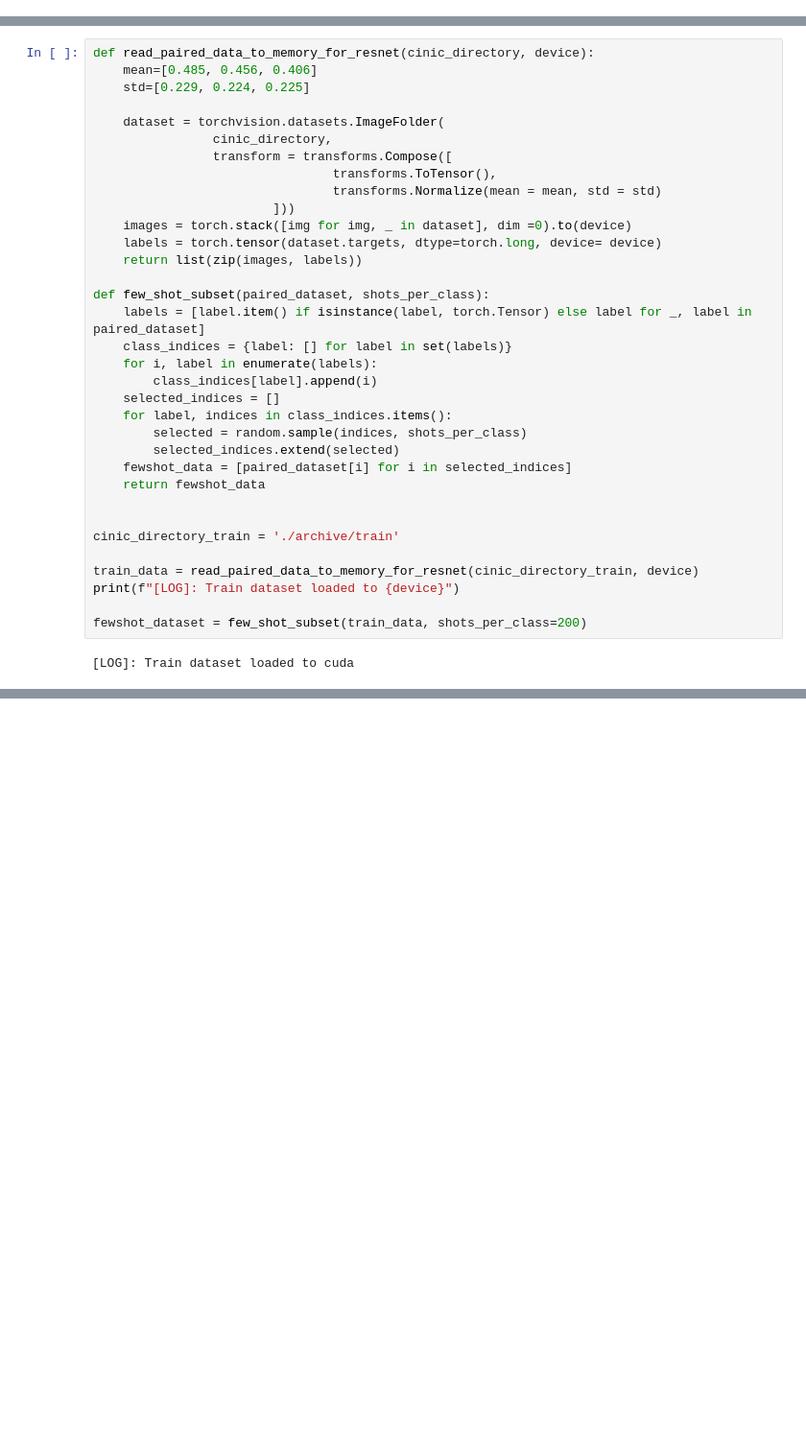
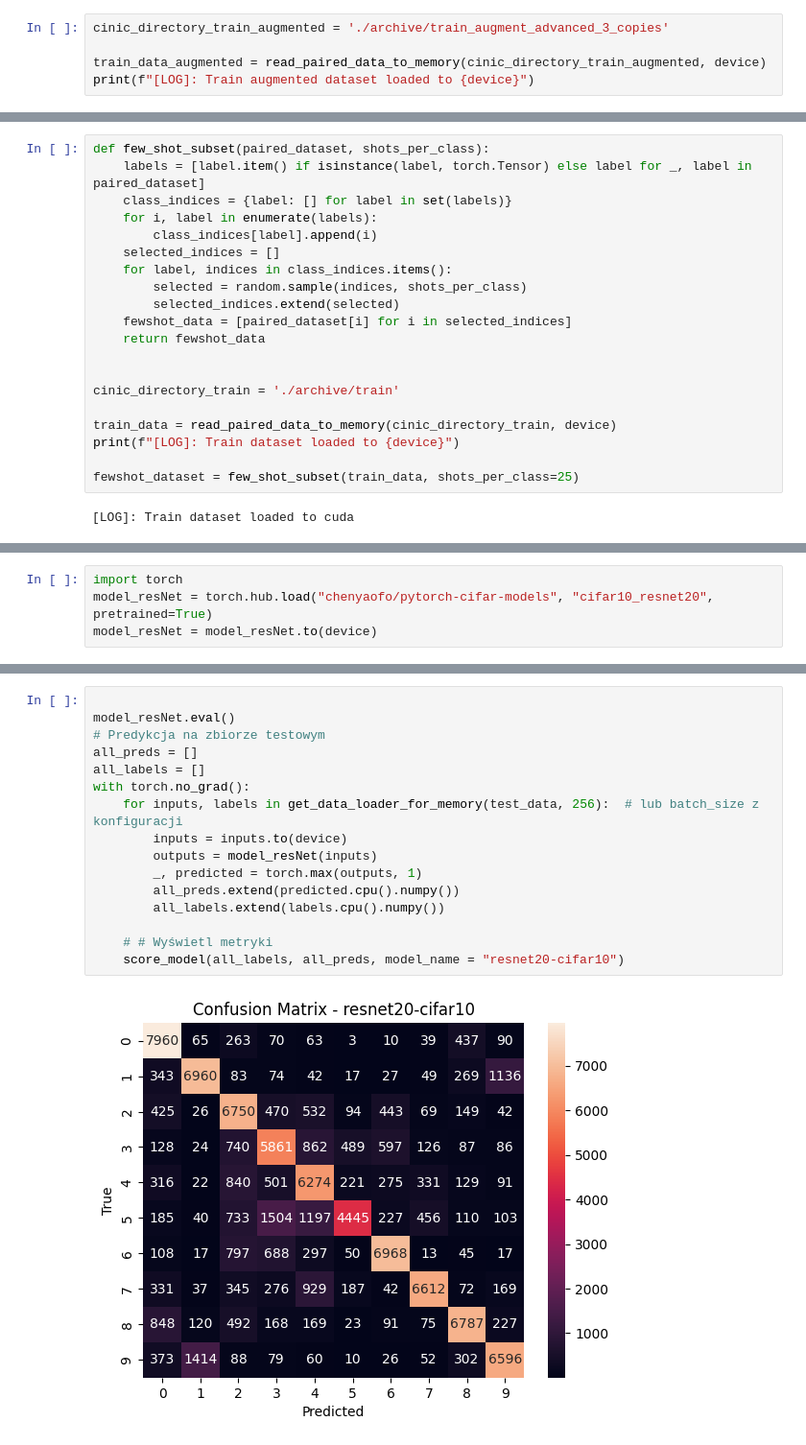
Before and after one commit to WasilewskiJakub/CNN-CINIC-10, a Jupyter notebook: main.ipynb, the cells around one changed output, grey strips where cells are left out. Shown: that part at 96% size. Saved outputs shown, nothing was run; the diff lists cells and outputs as text; blank space fills up the shorter version.

```diff
--- a/main.ipynb
+++ b/main.ipynb
@@ -706,0 +655,5 @@ weighted avg       0.71      0.71      0.71     90000
+# %%
+cinic_directory_train_augmented = './archive/train_augment_advanced_3_copies'
+
+train_data_augmented = read_paired_data_to_memory(cinic_directory_train_augmented, device)
+print(f"[LOG]: Train augmented dataset loaded to {device}")
@@ -714,20 +751,6 @@ import torchvision.models as models
 from torch.utils.data import Subset
 import random
 # %%
-def read_paired_data_to_memory_for_resnet(cinic_directory, device):
-    mean=[0.485, 0.456, 0.406]
-    std=[0.229, 0.224, 0.225]
-
-    dataset = torchvision.datasets.ImageFolder(
-                cinic_directory,
-                transform = transforms.Compose([
-                                transforms.ToTensor(),
-                                transforms.Normalize(mean = mean, std = std)
-                        ]))
-    images = torch.stack([img for img, _ in dataset], dim =0).to(device)
-    labels = torch.tensor(dataset.targets, dtype=torch.long, device= device)
-    return list(zip(images, labels))
-
 def few_shot_subset(paired_dataset, shots_per_class):
     labels = [label.item() if isinstance(label, torch.Tensor) else label for _, label in paired_dataset]
     class_indices = {label: [] for label in set(labels)}
@@ -743,9 +766,9 @@ def few_shot_subset(paired_dataset, shots_per_class):
 
 cinic_directory_train = './archive/train'
 
-train_data = read_paired_data_to_memory_for_resnet(cinic_directory_train, device)
+train_data = read_paired_data_to_memory(cinic_directory_train, device)
 print(f"[LOG]: Train dataset loaded to {device}")
 
-fewshot_dataset = few_shot_subset(train_data, shots_per_class=200)
+fewshot_dataset = few_shot_subset(train_data, shots_per_class=25)
 # %% [output]
 [LOG]: Train dataset loaded to cuda
@@ -822,0 +871,4 @@ for lr in learning_rates:
+# %%
+import torch
+model_resNet = torch.hub.load("chenyaofo/pytorch-cifar-models", "cifar10_resnet20", pretrained=True)
+model_resNet = model_resNet.to(device)
@@ -822,0 +877,18 @@ for lr in learning_rates:
+# %%
+
+model_resNet.eval()
+# Predykcja na zbiorze testowym
+all_preds = []
+all_labels = []
+with torch.no_grad():
+    for inputs, labels in get_data_loader_for_memory(test_data, 256):  # lub batch_size z konfiguracji
+        inputs = inputs.to(device)
+        outputs = model_resNet(inputs)
+        _, predicted = torch.max(outputs, 1)
+        all_preds.extend(predicted.cpu().numpy())
+        all_labels.extend(labels.cpu().numpy())
+
+    # # Wyświetl metryki
+    score_model(all_labels, all_preds, model_name = "resnet20-cifar10")
+# %% [output]
+[figure, added]
```
Also changed, not shown: parts of 28 cells of this notebook, 1 other file.
